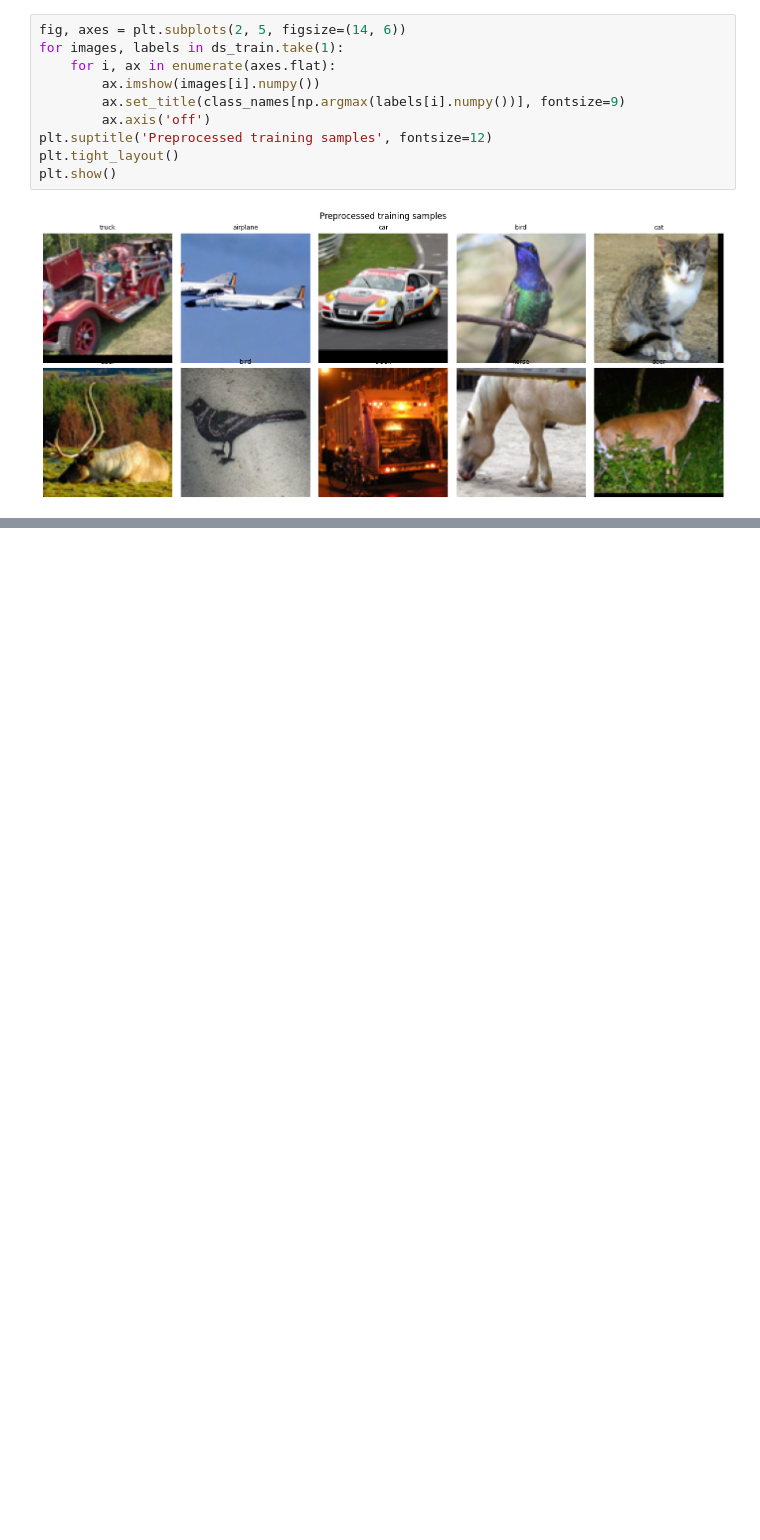
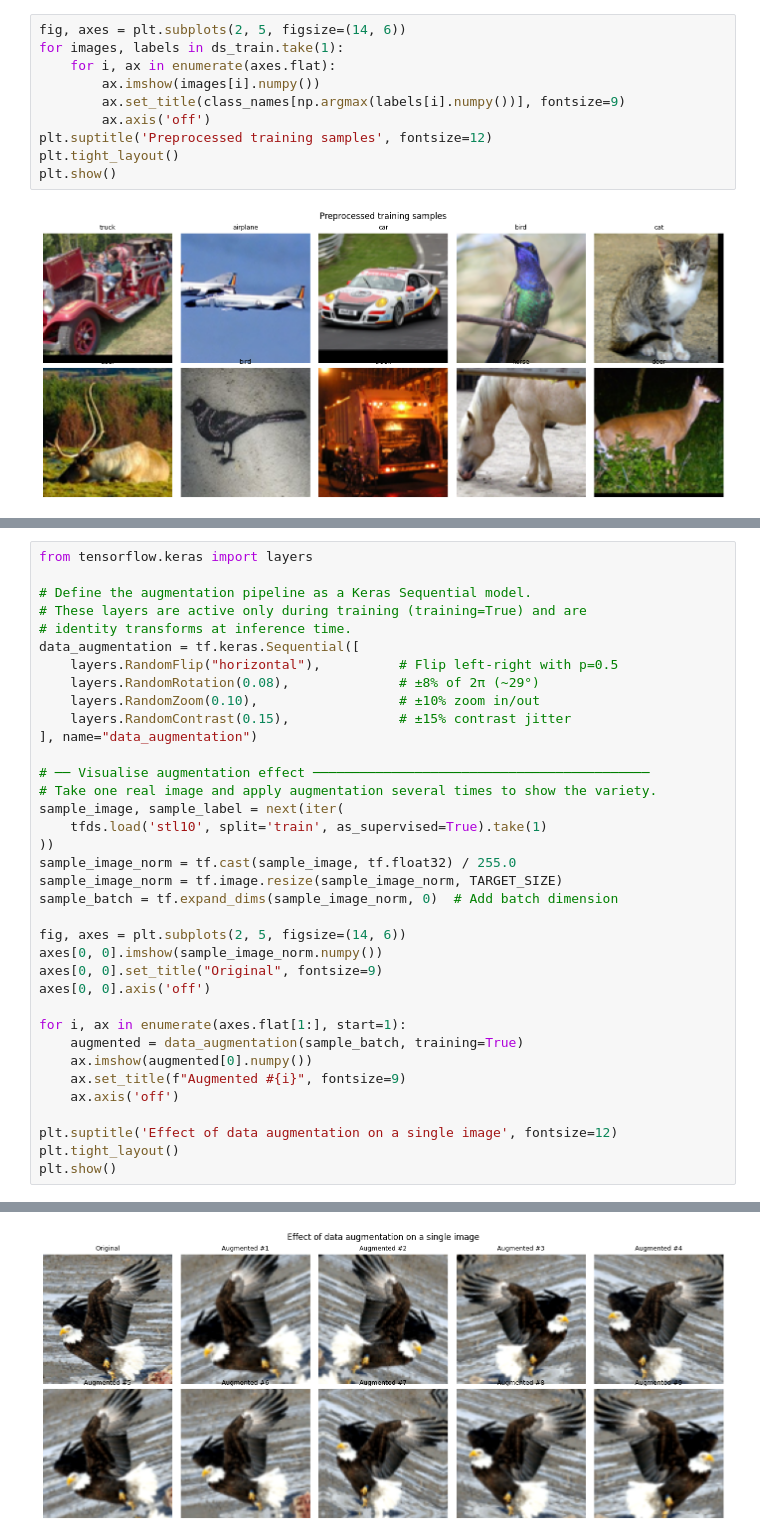
Before and after one commit to byluca/deep-learning-notebooks, a Jupyter notebook: delivery 1 CNN/P1-CNNs-part1.ipynb, the cells around one changed output, grey strips where cells are left out. Drawn from its saved outputs; the diff is of its cells as text; blank space fills up the shorter version.

```diff
--- a/delivery 1 CNN/P1-CNNs-part1.ipynb
+++ b/delivery 1 CNN/P1-CNNs-part1.ipynb
@@ -238,0 +288,37 @@ Model: "Baseline_CNN"
+# %%
+from tensorflow.keras import layers
+
+# Define the augmentation pipeline as a Keras Sequential model.
+# These layers are active only during training (training=True) and are
+# identity transforms at inference time.
+data_augmentation = tf.keras.Sequential([
+    layers.RandomFlip("horizontal"),          # Flip left-right with p=0.5
+    layers.RandomRotation(0.08),              # ±8% of 2π (~29°)
+    layers.RandomZoom(0.10),                  # ±10% zoom in/out
+    layers.RandomContrast(0.15),              # ±15% contrast jitter
+], name="data_augmentation")
+
+# ── Visualise augmentation effect ───────────────────────────────────────────
+# Take one real image and apply augmentation several times to show the variety.
+sample_image, sample_label = next(iter(
+    tfds.load('stl10', split='train', as_supervised=True).take(1)
+))
+sample_image_norm = tf.cast(sample_image, tf.float32) / 255.0
+sample_image_norm = tf.image.resize(sample_image_norm, TARGET_SIZE)
+sample_batch = tf.expand_dims(sample_image_norm, 0)  # Add batch dimension
+
+fig, axes = plt.subplots(2, 5, figsize=(14, 6))
+axes[0, 0].imshow(sample_image_norm.numpy())
+axes[0, 0].set_title("Original", fontsize=9)
+axes[0, 0].axis('off')
+
+for i, ax in enumerate(axes.flat[1:], start=1):
+    augmented = data_augmentation(sample_batch, training=True)
+    ax.imshow(augmented[0].numpy())
+    ax.set_title(f"Augmented #{i}", fontsize=9)
+    ax.axis('off')
+
+plt.suptitle('Effect of data augmentation on a single image', fontsize=12)
+plt.tight_layout()
+plt.show()
+# %% [output]
@@ -238,0 +334 @@ Model: "Baseline_CNN"
+[figure, added]
```
Also changed, not shown: parts of 6 cells of this notebook, 1 other file.
